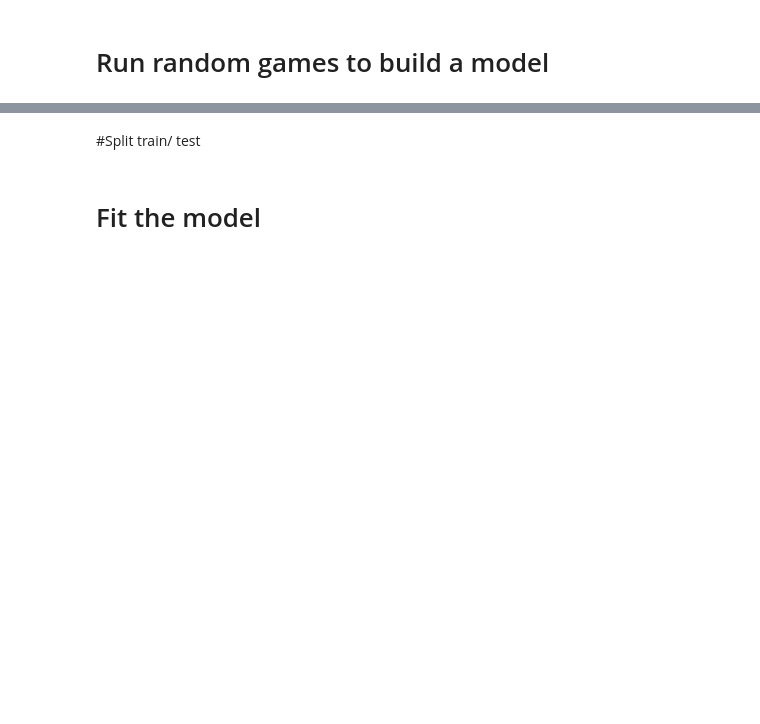
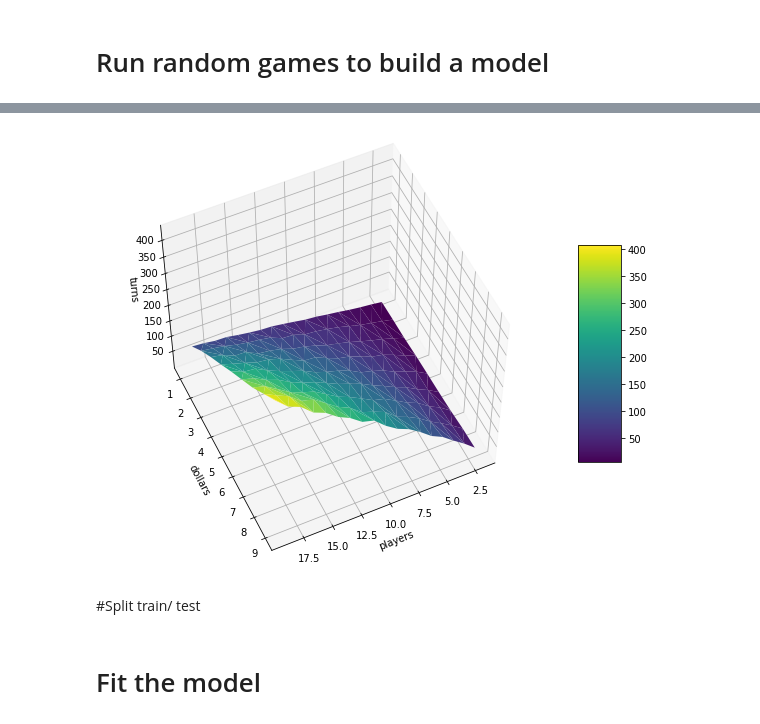
Before and after one commit to cht123/Left_Center_Right_Model, a Jupyter notebook: left_center_right_model.ipynb, the cells around one changed output, grey strips where cells are left out. Cells and saved outputs as stored; diff of their text form; code cells hidden in the pictures; blank space fills up the shorter version.

```diff
--- a/left_center_right_model.ipynb
+++ b/left_center_right_model.ipynb
@@ -271,3 +274,18 @@ rand_hist_data.head(3)
+# %%
+rand_hist_agg = rand_hist_data.groupby(['player_count', 'dollars'])['turn_count'].mean().reset_index()
+# %%
+# Make the plot
+fig = plt.figure(figsize=(10, 8))
+ax = fig.gca(projection='3d')
+surf = ax.plot_trisurf(rand_hist_agg['player_count'], rand_hist_agg['dollars'], rand_hist_agg['turn_count'], cmap=plt.cm.viridis, linewidth=0.2)
+fig.colorbar( surf, shrink=0.5, aspect=5)
+ax.view_init(55, 65)
+ax.set_xlabel('players')
+ax.set_ylabel('dollars')
+ax.set_zlabel('turns')
+plt.show()
+# %% [output]
+[figure, added]
 # %% [markdown]
 #Split train/ test
 # %%
```
Also changed, not shown: parts of 13 cells of this notebook.
